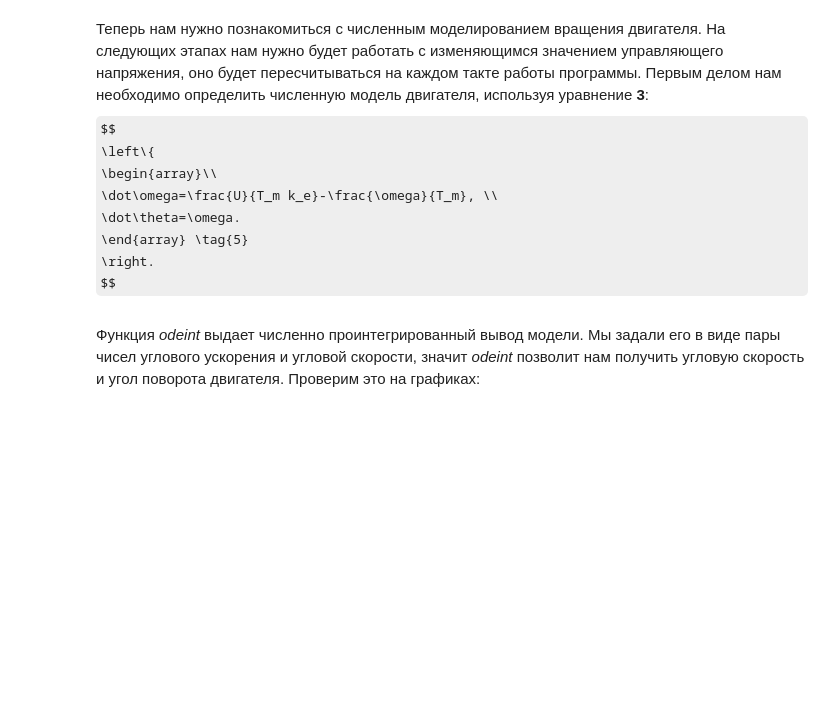
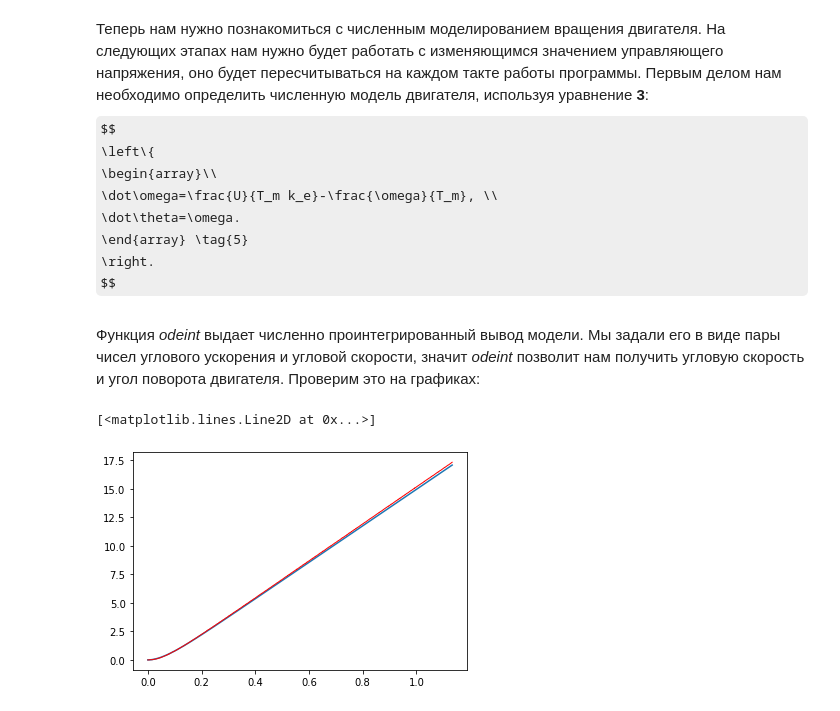
Before and after one commit to kap2fox/Intro-to-Robotics, a Jupyter notebook: Lectorium_2_additional.ipynb, the cells around one changed output. Drawn from its saved outputs; the diff is of its cells as text; code cells hidden in the pictures; some formulas as TeX source; blank space fills up the shorter version.

```diff
--- a/Lectorium_2_additional.ipynb
+++ b/Lectorium_2_additional.ipynb
@@ -55,10 +62,13 @@ def motor(state,t):
 Функция *odeint* выдает численно проинтегрированный вывод модели. Мы задали его в виде пары чисел углового ускорения и угловой скорости, значит *odeint* позволит нам получить угловую скорость и угол поворота двигателя. Проверим это на графиках:
 # %%
 T_m = popt[1]                                                       # электромеханическая постоянная времени
-k_e = 0.5                                                           # конструктивная постоянная двигателя
-u = 4                                                               # управляющее напряжение
+k_e = 0.5                                                          # конструктивная постоянная двигателя
+u = 8                                                               # управляющее напряжение
 init =[0,0]                                                         # начальные угол и угловая скорость
 y = odeint(motor,init,time)                                     # численное решение дифференциального уравнения двигателя
-plt.plot(time,state[:,1])                                           # изображение графика угла поврота
-#plt.plot(time,state[:,0])                                          # изображение графика угловой скорости
+plt.plot(time,y[:,1])                                           # изображение графика угла поврота
+#plt.plot(time,y[:,0])                                          # изображение графика угловой скорости
 plt.plot (time, angle,'r-',linewidth=1,label='experiment')          # изображение графика эксперимента
+# %% [output]
+[<matplotlib.lines.Line2D at 0x...>]
+[figure, added]
```
Also changed, not shown: parts of 4 cells of this notebook.
